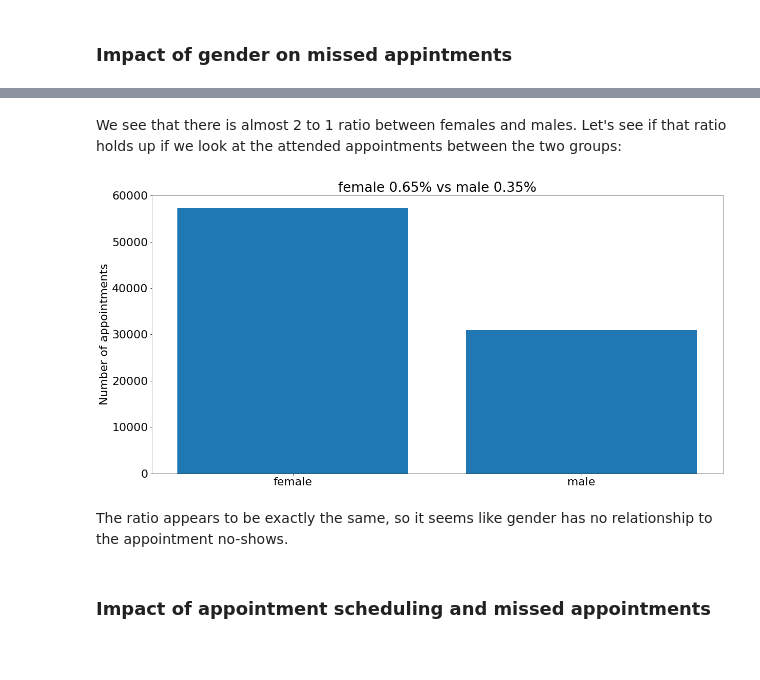
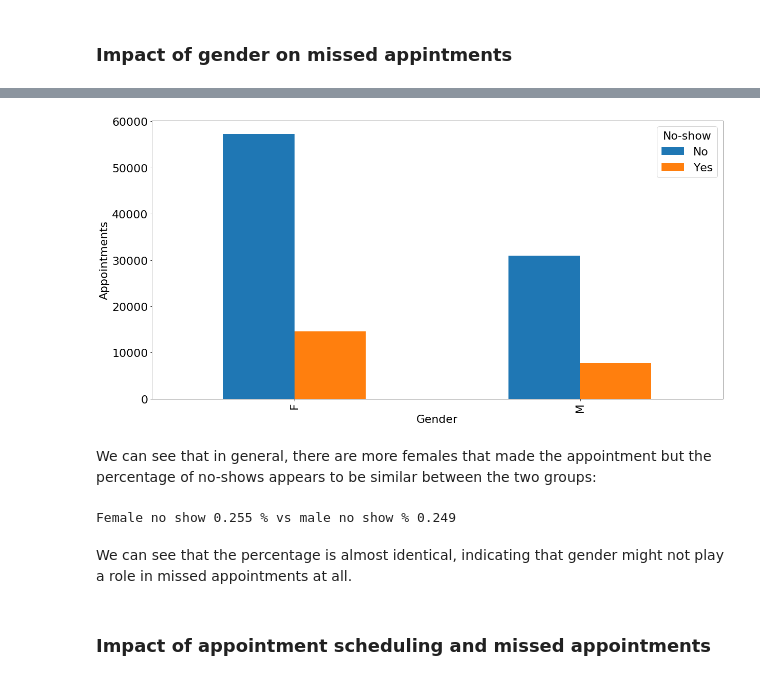
Before and after one commit to laimis/data-analyst-nd, a Jupyter notebook: project2/Investigate_a_Dataset.ipynb, the cells around one changed output, grey strips where cells are left out. Drawn from its saved outputs; the diff is of its cells as text; code cells hidden in the pictures; blank space fills up the shorter version.

```diff
--- a/project2/Investigate_a_Dataset.ipynb
+++ b/project2/Investigate_a_Dataset.ipynb
@@ -281,17 +271,20 @@ plt.ylabel("Number of appointments");
-# %% [markdown]
-We see that there is almost 2 to 1 ratio between females and males. Let's see if that ratio holds up if we look at the attended appointments between the two groups:
-# %%
-female = len(attended.query("Gender == 'F'"))
-male = len(attended.query("Gender == 'M'"))
-
-plt.bar([1,2],[female, male]);
-plt.xticks([1,2], ["female", "male"]);
-plt.title("female {0:.2f}% vs male {1:.2f}%".format(female/(female + male), male/(female+male)));
-plt.ylabel("Number of appointments");
-# %% [output]
-[figure, removed]
-# %% [markdown]
-The ratio appears to be exactly the same, so it seems like gender has no relationship to the appointment no-shows.
+# %%
+gender_noshow_split = data.groupby(["Gender", "No-show"])["No-show"].count()
+
+gender_noshow_split.unstack().plot(kind='bar').set_ylabel('Appointments');
+# %% [output]
+[figure, added]
+# %% [markdown]
+We can see that in general, there are more females that made the appointment but the percentage of no-shows appears to be similar between the two groups:
+# %%
+female_pct = gender_noshow_split[1] / gender_noshow_split[0]
+male_pct = gender_noshow_split[3] / gender_noshow_split[2]
+
+print("Female no show {0:.3f} % vs male no show % {1:.3f}".format(female_pct, male_pct))
+# %% [output]
+Female no show 0.255 % vs male no show % 0.249
+# %% [markdown]
+We can see that the percentage is almost identical, indicating that gender might not play a role in missed appointments at all.
 # %% [markdown]
 ### Impact of appointment scheduling and missed appointments
 # %% [markdown]
```
Also changed, not shown: parts of 10 cells of this notebook, 1 other file.
